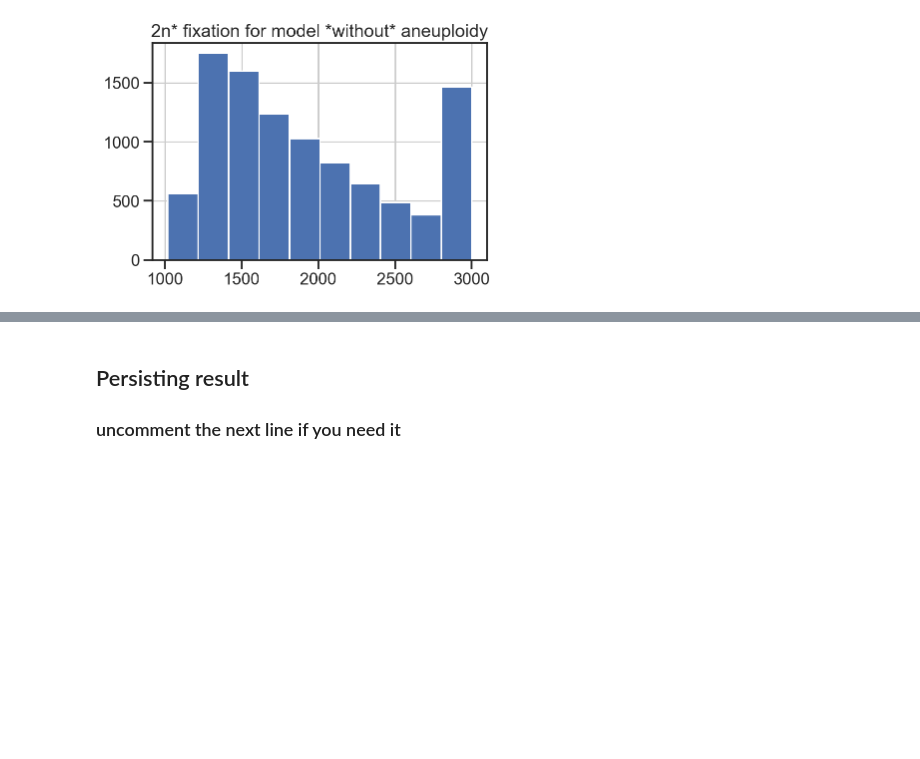
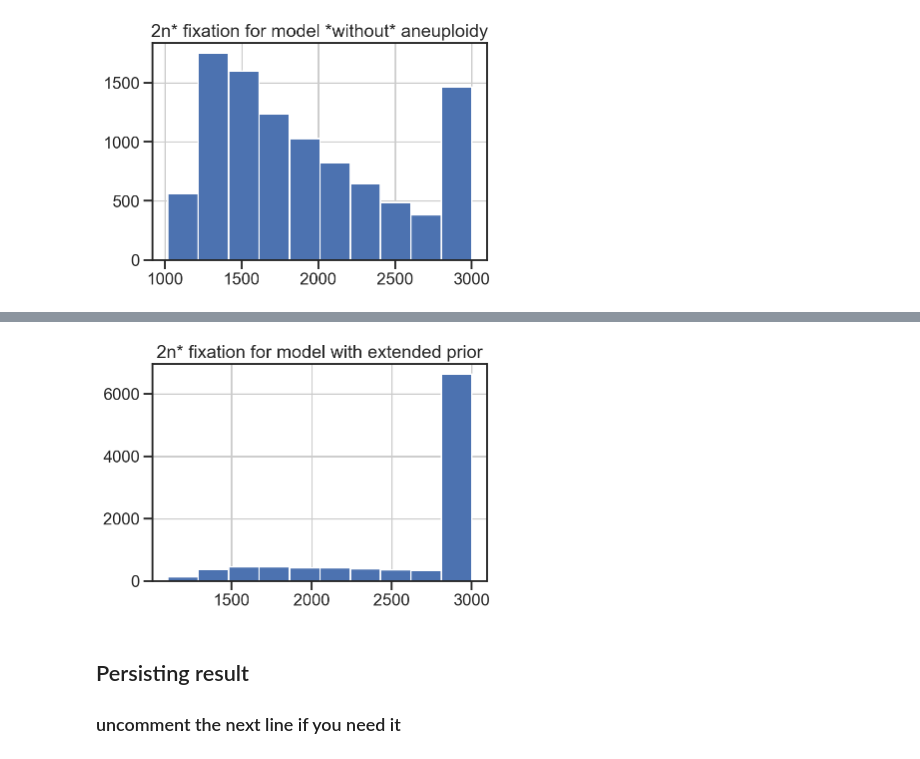
Before and after one commit to yoavram-lab/Heatrisomy, a Jupyter notebook: src/notebooks/with-aneuploidy_vs_no_aneuploidy.ipynb, the cells around one changed output, grey strips where cells are left out. Drawn from its saved outputs; the diff is of its cells as text; code cells hidden in the pictures; blank space fills up the shorter version.

```diff
--- a/src/notebooks/with-aneuploidy_vs_no_aneuploidy.ipynb
+++ b/src/notebooks/with-aneuploidy_vs_no_aneuploidy.ipynb
@@ -94,3 +109,8 @@ plt.title('2n* fixation for model *without* aneuploidy');
+# %%
+pd.Series(times_p[0]).hist()
+plt.title('2n* fixation for model with extended prior');
+# %% [output]
+[figure, added]
 # %% [markdown]
 ## Persisting result
 ### uncomment the next line if you need it
```
Also changed, not shown: parts of 9 cells of this notebook, 6 other files.
